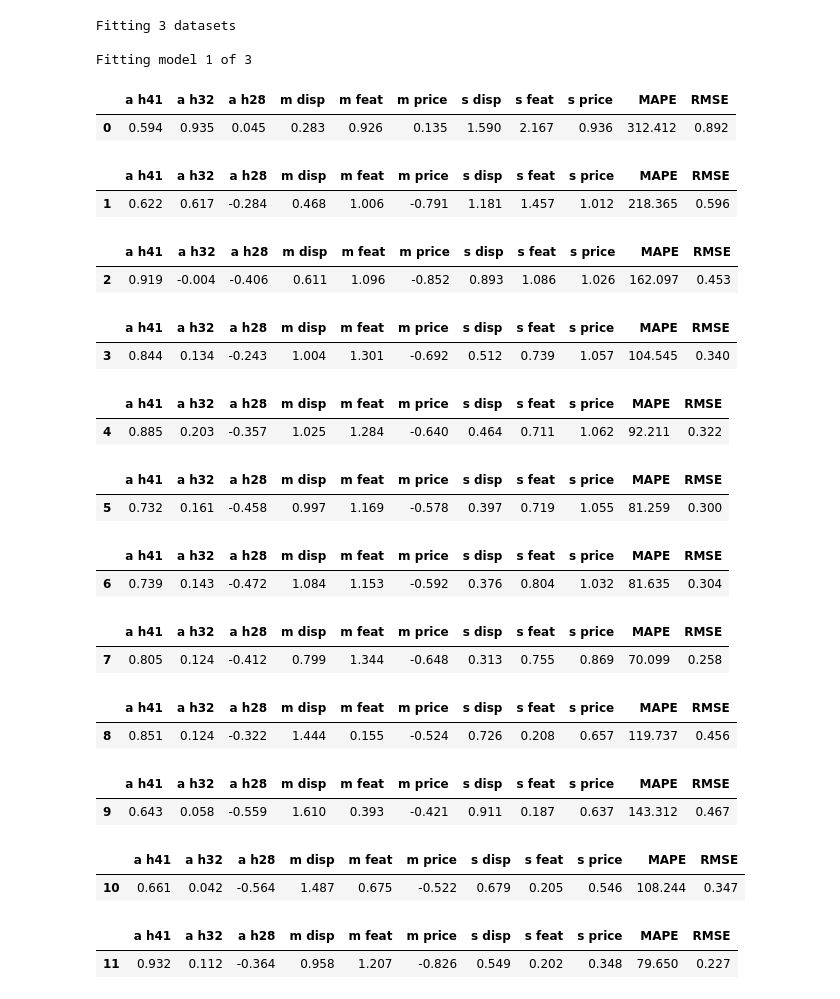
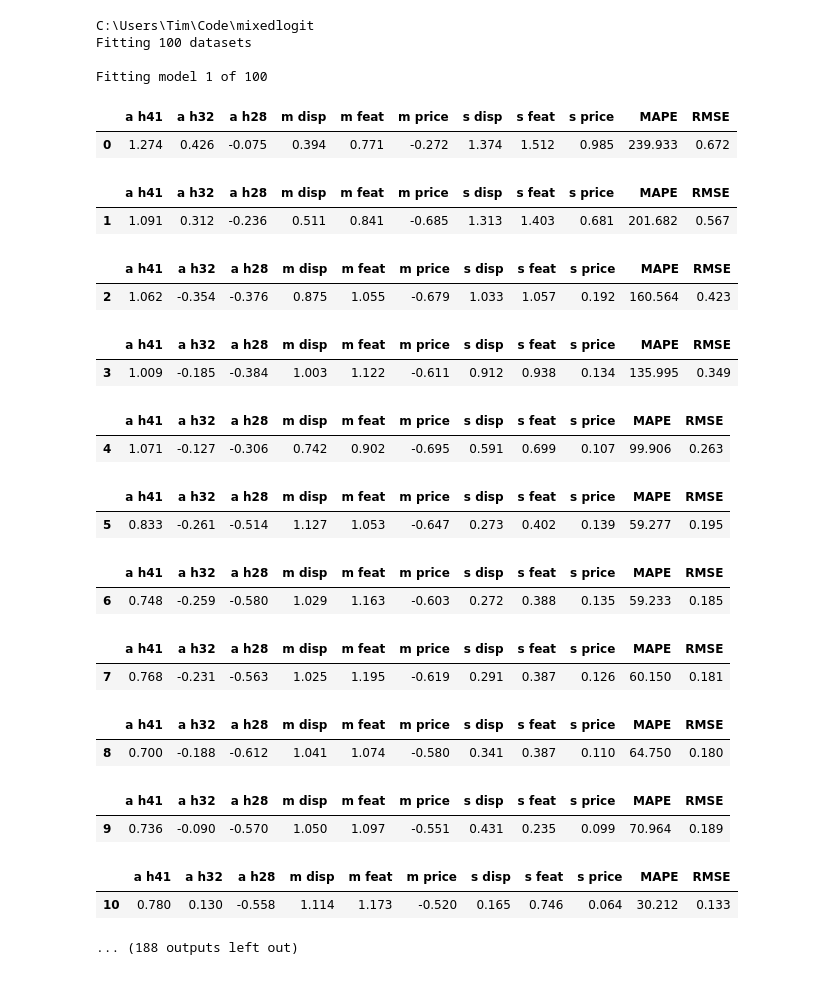
Before and after one commit to timellemeet/mixedlogit, a Jupyter notebook: Results/notebooks/results - 8 of 10.ipynb, the cells around one changed output. Cells and saved outputs as stored; diff of their text form; code cells hidden in the pictures.

```diff
--- a/Results/notebooks/results - 8 of 10.ipynb
+++ b/Results/notebooks/results - 8 of 10.ipynb
@@ -1,35 +1,36 @@
 # %%
 #!pip install pathvalidate
+%cd C:\\Users\\Tim\\Code\\mixedlogit
 from src.main import Mixedlogit, datasetloader
 
 dataset = datasetloader("n 1000 - seed 1234 - time 2019-06-19-154935.pickle")
 
-mixedlogit = Mixedlogit(dataset, "bigbatch").fit(drawtype="pseudo", n_draws=100, verbose=1, save="Base", start=700, end=800)
+mixedlogit = Mixedlogit(dataset, "bigbatch").fit(drawtype="pseudo", n_draws=100, verbose=1, save="Base", start=707, end=800)
 # %% [output]
-Fitting 3 datasets
+C:\Users\Tim\Code\mixedlogit
+Fitting 100 datasets
 
-Fitting model 1 of 3
+Fitting model 1 of 100
 |  | a h41 | a h32 | a h28 | m disp | m feat | m price | s disp | s feat | s price | MAPE | RMSE |
-| 0 | 0.594 | 0.935 | 0.045 | 0.283 | 0.926 | 0.135 | 1.590 | 2.167 | 0.936 | 312.412 | 0.892 |
+| 0 | 1.274 | 0.426 | -0.075 | 0.394 | 0.771 | -0.272 | 1.374 | 1.512 | 0.985 | 239.933 | 0.672 |
 |  | a h41 | a h32 | a h28 | m disp | m feat | m price | s disp | s feat | s price | MAPE | RMSE |
-| 1 | 0.622 | 0.617 | -0.284 | 0.468 | 1.006 | -0.791 | 1.181 | 1.457 | 1.012 | 218.365 | 0.596 |
+| 1 | 1.091 | 0.312 | -0.236 | 0.511 | 0.841 | -0.685 | 1.313 | 1.403 | 0.681 | 201.682 | 0.567 |
 |  | a h41 | a h32 | a h28 | m disp | m feat | m price | s disp | s feat | s price | MAPE | RMSE |
-| 2 | 0.919 | -0.004 | -0.406 | 0.611 | 1.096 | -0.852 | 0.893 | 1.086 | 1.026 | 162.097 | 0.453 |
+| 2 | 1.062 | -0.354 | -0.376 | 0.875 | 1.055 | -0.679 | 1.033 | 1.057 | 0.192 | 160.564 | 0.423 |
 |  | a h41 | a h32 | a h28 | m disp | m feat | m price | s disp | s feat | s price | MAPE | RMSE |
-| 3 | 0.844 | 0.134 | -0.243 | 1.004 | 1.301 | -0.692 | 0.512 | 0.739 | 1.057 | 104.545 | 0.340 |
+| 3 | 1.009 | -0.185 | -0.384 | 1.003 | 1.122 | -0.611 | 0.912 | 0.938 | 0.134 | 135.995 | 0.349 |
 |  | a h41 | a h32 | a h28 | m disp | m feat | m price | s disp | s feat | s price | MAPE | RMSE |
-| 4 | 0.885 | 0.203 | -0.357 | 1.025 | 1.284 | -0.640 | 0.464 | 0.711 | 1.062 | 92.211 | 0.322 |
+| 4 | 1.071 | -0.127 | -0.306 | 0.742 | 0.902 | -0.695 | 0.591 | 0.699 | 0.107 | 99.906 | 0.263 |
 |  | a h41 | a h32 | a h28 | m disp | m feat | m price | s disp | s feat | s price | MAPE | RMSE |
-| 5 | 0.732 | 0.161 | -0.458 | 0.997 | 1.169 | -0.578 | 0.397 | 0.719 | 1.055 | 81.259 | 0.300 |
+| 5 | 0.833 | -0.261 | -0.514 | 1.127 | 1.053 | -0.647 | 0.273 | 0.402 | 0.139 | 59.277 | 0.195 |
 |  | a h41 | a h32 | a h28 | m disp | m feat | m price | s disp | s feat | s price | MAPE | RMSE |
-| 6 | 0.739 | 0.143 | -0.472 | 1.084 | 1.153 | -0.592 | 0.376 | 0.804 | 1.032 | 81.635 | 0.304 |
+| 6 | 0.748 | -0.259 | -0.580 | 1.029 | 1.163 | -0.603 | 0.272 | 0.388 | 0.135 | 59.233 | 0.185 |
 |  | a h41 | a h32 | a h28 | m disp | m feat | m price | s disp | s feat | s price | MAPE | RMSE |
-| 7 | 0.805 | 0.124 | -0.412 | 0.799 | 1.344 | -0.648 | 0.313 | 0.755 | 0.869 | 70.099 | 0.258 |
+| 7 | 0.768 | -0.231 | -0.563 | 1.025 | 1.195 | -0.619 | 0.291 | 0.387 | 0.126 | 60.150 | 0.181 |
 |  | a h41 | a h32 | a h28 | m disp | m feat | m price | s disp | s feat | s price | MAPE | RMSE |
-| 8 | 0.851 | 0.124 | -0.322 | 1.444 | 0.155 | -0.524 | 0.726 | 0.208 | 0.657 | 119.737 | 0.456 |
+| 8 | 0.700 | -0.188 | -0.612 | 1.041 | 1.074 | -0.580 | 0.341 | 0.387 | 0.110 | 64.750 | 0.180 |
 |  | a h41 | a h32 | a h28 | m disp | m feat | m price | s disp | s feat | s price | MAPE | RMSE |
-| 9 | 0.643 | 0.058 | -0.559 | 1.610 | 0.393 | -0.421 | 0.911 | 0.187 | 0.637 | 143.312 | 0.467 |
+| 9 | 0.736 | -0.090 | -0.570 | 1.050 | 1.097 | -0.551 | 0.431 | 0.235 | 0.099 | 70.964 | 0.189 |
 |  | a h41 | a h32 | a h28 | m disp | m feat | m price | s disp | s feat | s price | MAPE | RMSE |
-| 10 | 0.661 | 0.042 | -0.564 | 1.487 | 0.675 | -0.522 | 0.679 | 0.205 | 0.546 | 108.244 | 0.347 |
+| 10 | 0.780 | 0.130 | -0.558 | 1.114 | 1.173 | -0.520 | 0.165 | 0.746 | 0.064 | 30.212 | 0.133 |
-|  | a h41 | a h32 | a h28 | m disp | m feat | m price | s disp | s feat | s price | MAPE | RMSE |
-| 11 | 0.932 | 0.112 | -0.364 | 0.958 | 1.207 | -0.826 | 0.549 | 0.202 | 0.348 | 79.650 | 0.227 |
+... (188 outputs left out)
```
Also changed, not shown: 10 other files.
